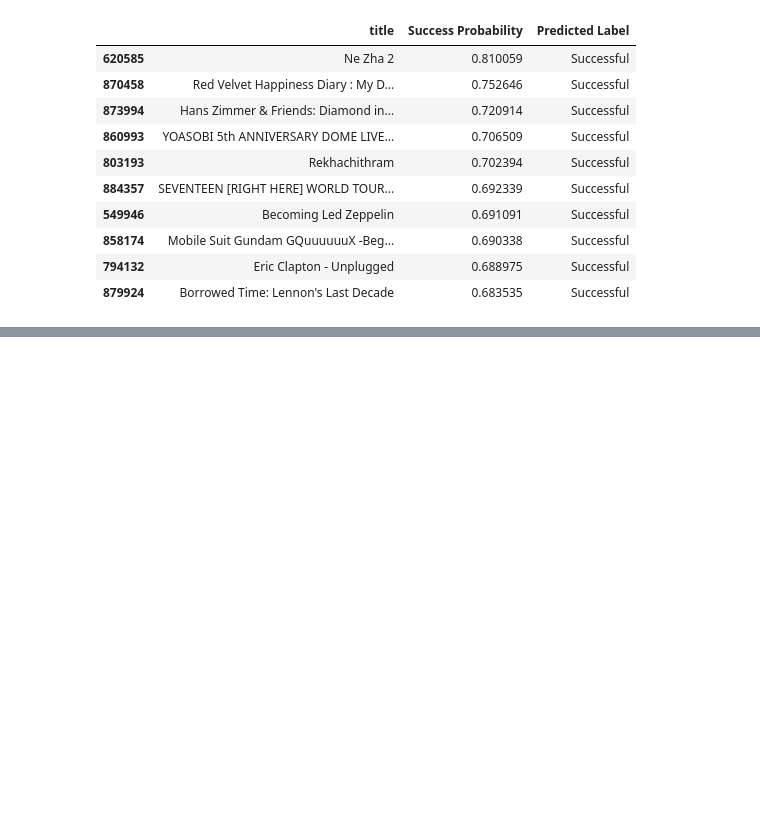
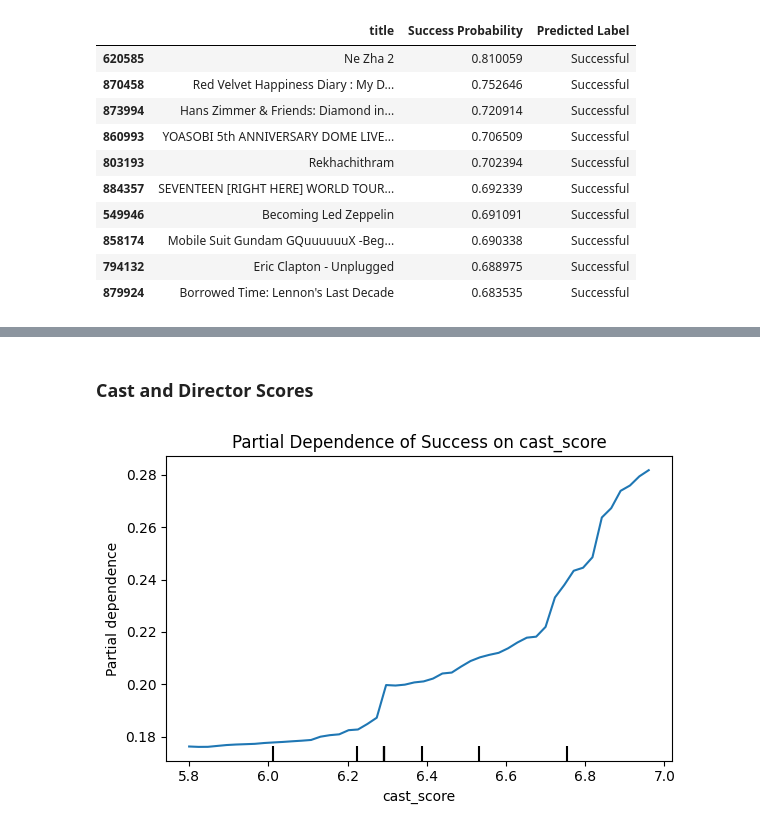
Before and after one commit to jonnycomes/movie-data, a Jupyter notebook: notebooks/successful_movie_prediction/main_models_and_predictions.ipynb, the cells around one changed output, grey strips where cells are left out. Saved outputs shown, nothing was run; the diff lists cells and outputs as text; code cells hidden in the pictures; blank space fills up the shorter version.

```diff
--- a/notebooks/successful_movie_prediction/main_models_and_predictions.ipynb
+++ b/notebooks/successful_movie_prediction/main_models_and_predictions.ipynb
@@ -520,0 +633,6 @@ get_most_likely_successful(rf_with_scores, new_movies_with_scores, X_new_movies_
+# %% [markdown]
+### Cast and Director Scores
+# %%
+make_pdp(rf_with_scores, X_train_with_scores, ['cast_score'])
+# %% [output]
+[figure, added]
```
Also changed, not shown: parts of 14 cells of this notebook.
